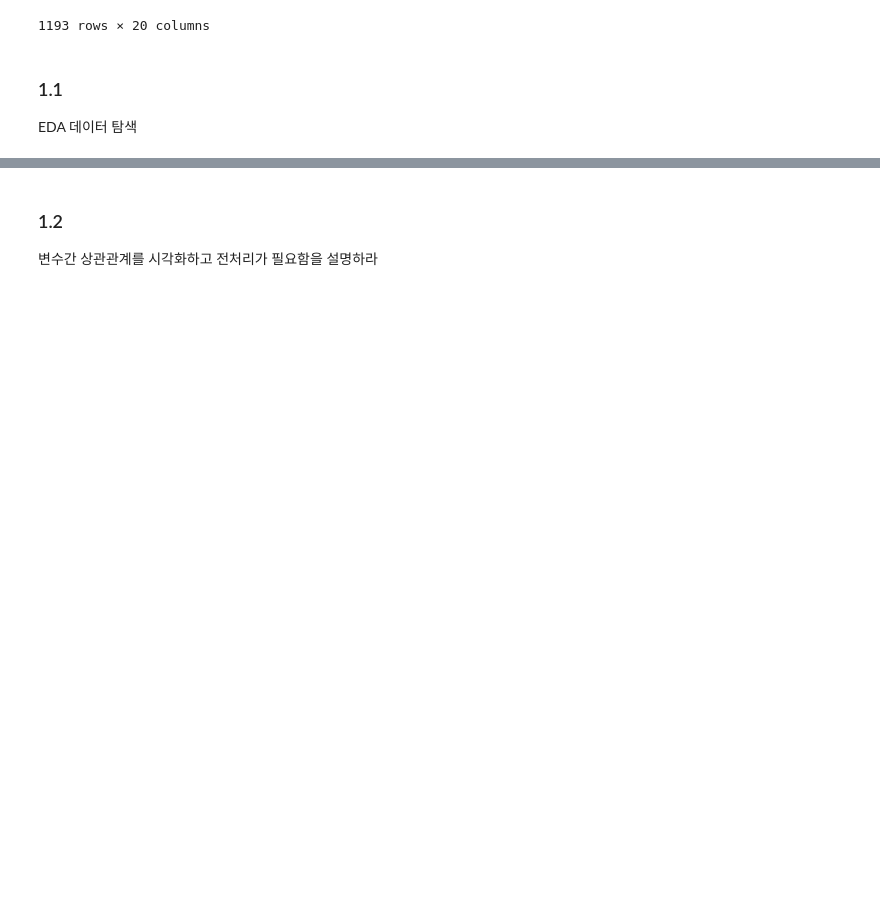
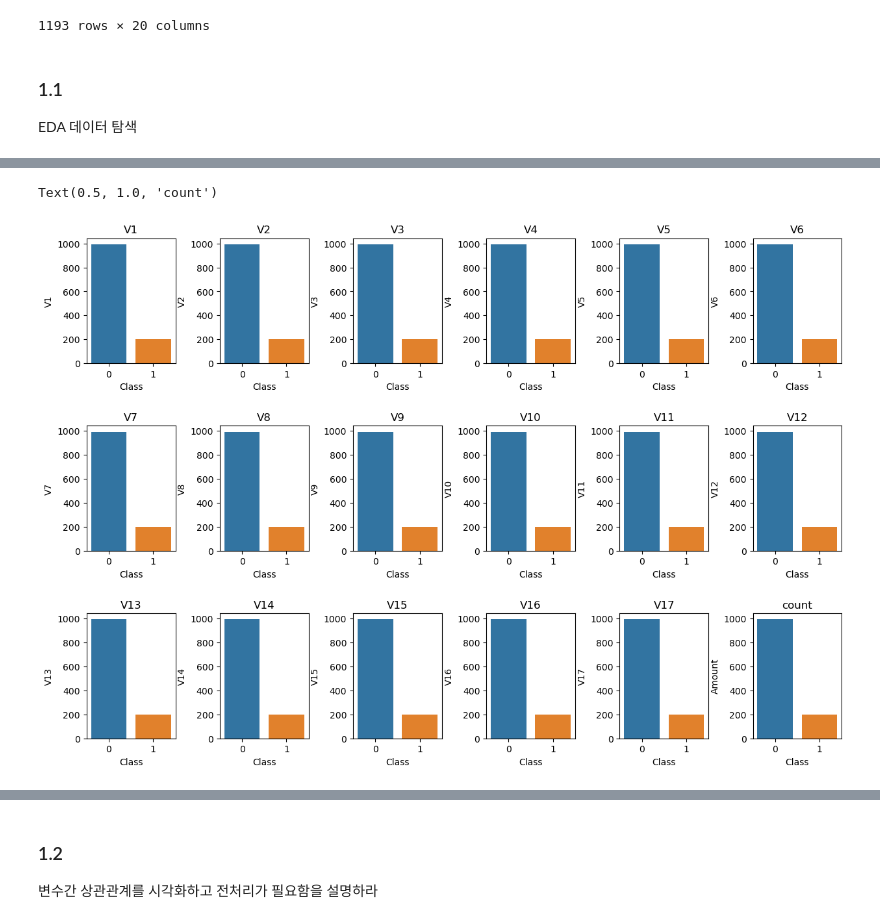
Before and after one commit to Junoflows/ADP, a Jupyter notebook: 문제/ADP_27회_기출.ipynb, the cells around one changed output, grey strips where cells are left out. Cells and saved outputs as stored; diff of their text form; code cells hidden in the pictures; blank space fills up the shorter version.

```diff
--- a/문제/ADP_27회_기출.ipynb
+++ b/문제/ADP_27회_기출.ipynb
@@ -24,0 +95,17 @@ EDA 데이터 탐색
+# %%
+data = data.drop(['Time'], axis = 1)
+# %%
+df_m = data.groupby('Class').mean()
+df_c = data.groupby('Class').count()
+# %%
+import seaborn as sns
+fig, axes = plt.subplots(3, 6, figsize = (15, 10))
+plt.subplots_adjust(hspace=0.5, wspace= 0.5)
+for i in range(18):
+    sns.barplot(x = df_c.index, y = df_c.iloc[:, i], ax = axes[i // 6][i % 6])
+    axes[i // 6][i % 6].set_title(df_c.columns[i])
+
+plt.title('count')
+# %% [output]
+Text(0.5, 1.0, 'count')
+[figure, added]
```
Also changed, not shown: parts of 59 cells of this notebook, 1 other file.
